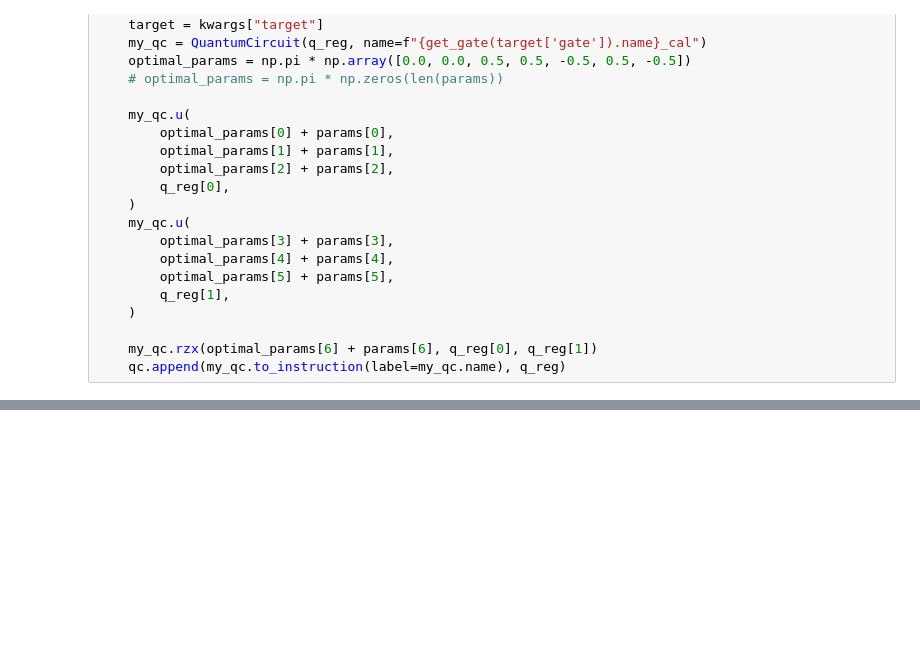
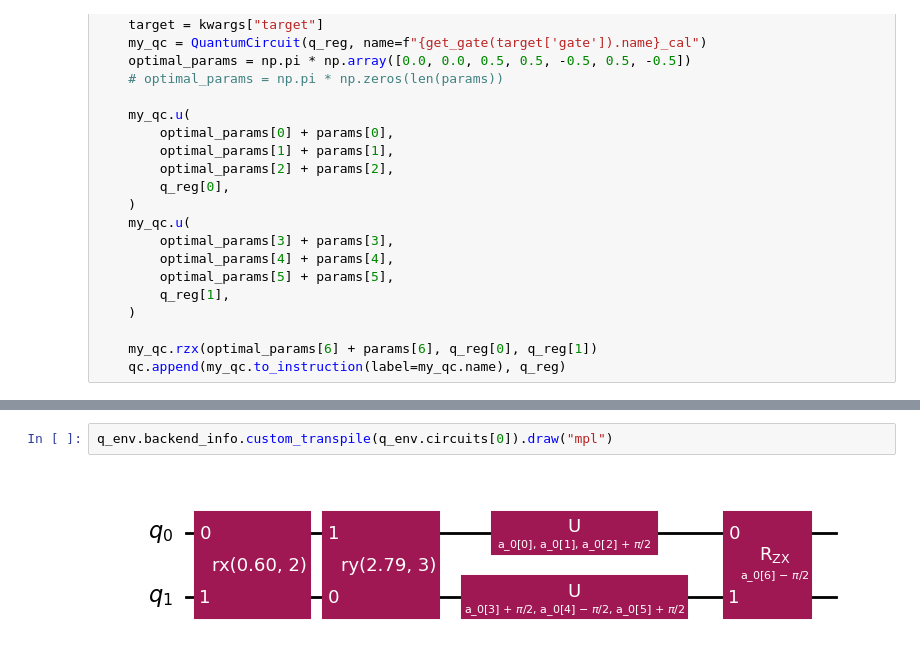
Before and after one commit to arthurostrauss/Quantum_Optimal_Control, a Jupyter notebook: gate_level/spillover_noise_use_case/generic_spillover/spillover_effect_on_subsystem.ipynb, the cells around one changed output, grey strips where cells are left out. Saved outputs shown, nothing was run; the diff lists cells and outputs as text; blank space fills up the shorter version.

```diff
--- a/gate_level/spillover_noise_use_case/generic_spillover/spillover_effect_on_subsystem.ipynb
+++ b/gate_level/spillover_noise_use_case/generic_spillover/spillover_effect_on_subsystem.ipynb
@@ -224,0 +219,4 @@ env.backend_info.custom_transpile(env.circuits[0]).draw("mpl")
+# %%
+q_env.backend_info.custom_transpile(q_env.circuits[0]).draw("mpl")
+# %% [output]
+[figure, added]
```
Also changed, not shown: parts of 25 cells of this notebook, 1 other file.
